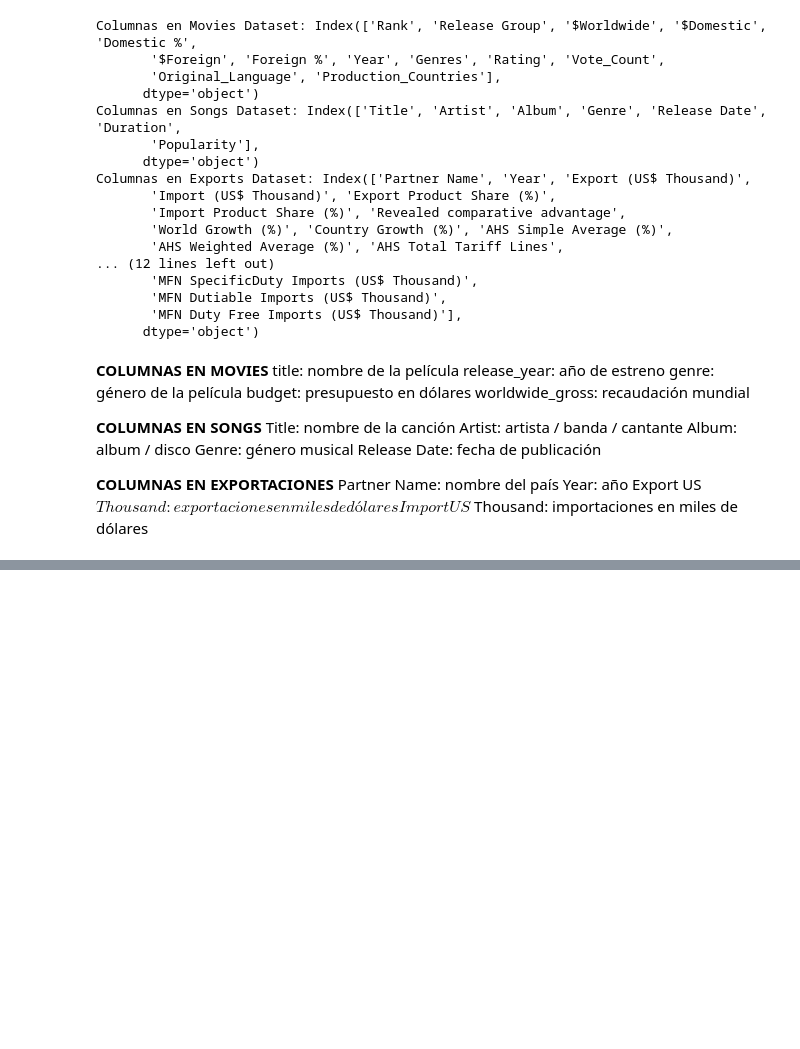
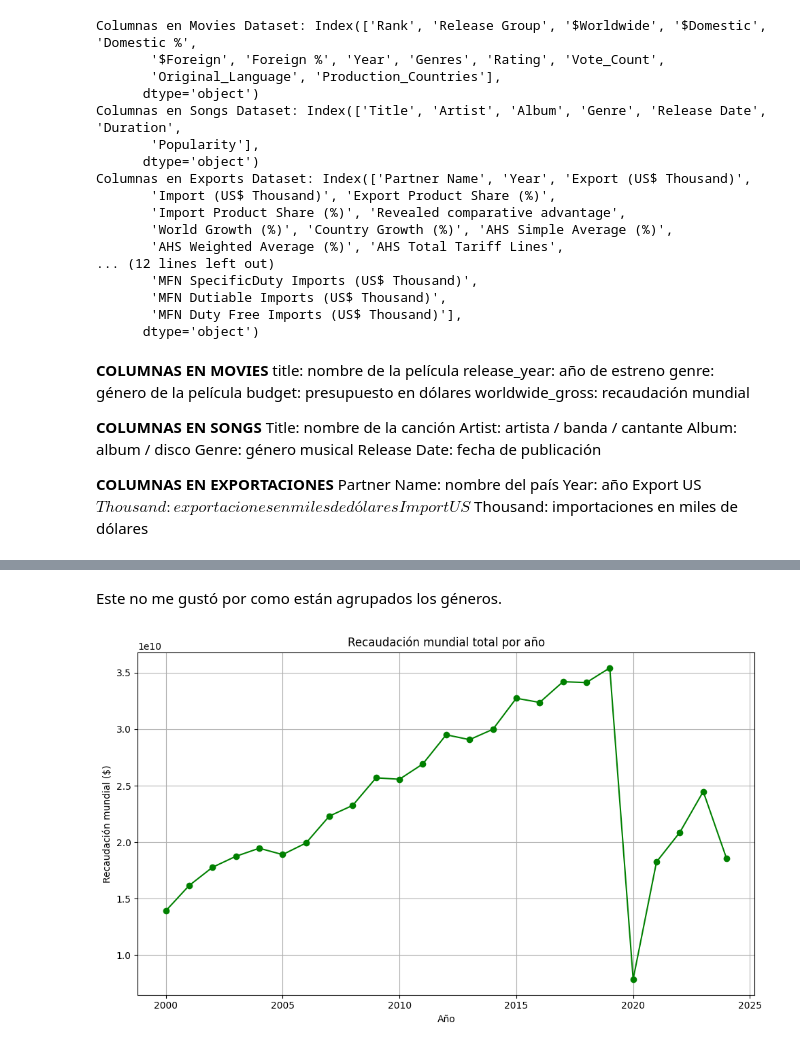
Before and after one commit to gugui-python/movies-box-office-dataset, a Jupyter notebook: datasets+perello.ipynb, the cells around one changed output, grey strips where cells are left out. Saved outputs shown, nothing was run; the diff lists cells and outputs as text; code cells hidden in the pictures; blank space fills up the shorter version.

```diff
--- a/datasets+perello.ipynb
+++ b/datasets+perello.ipynb
@@ -90,0 +132,17 @@ Import US$ Thousand: importaciones en miles de dólares
+# %% [markdown]
+Este no me gustó por como están agrupados los géneros.
+# %%
+# Agrupar por año y sumar la recaudación mundial
+yearly_revenue = df_movies.groupby('Year')['$Worldwide'].sum()
+
+# Crear gráfico de línea
+plt.figure(figsize=(10,6))
+plt.plot(yearly_revenue.index, yearly_revenue.values, color='green', marker='o')
+plt.title('Recaudación mundial total por año')
+plt.xlabel('Año')
+plt.ylabel('Recaudación mundial ($)')
+plt.grid(True)
+plt.tight_layout()
+plt.show()
+# %% [output]
+[figure, added]
```
Also changed, not shown: parts of 18 cells of this notebook.
